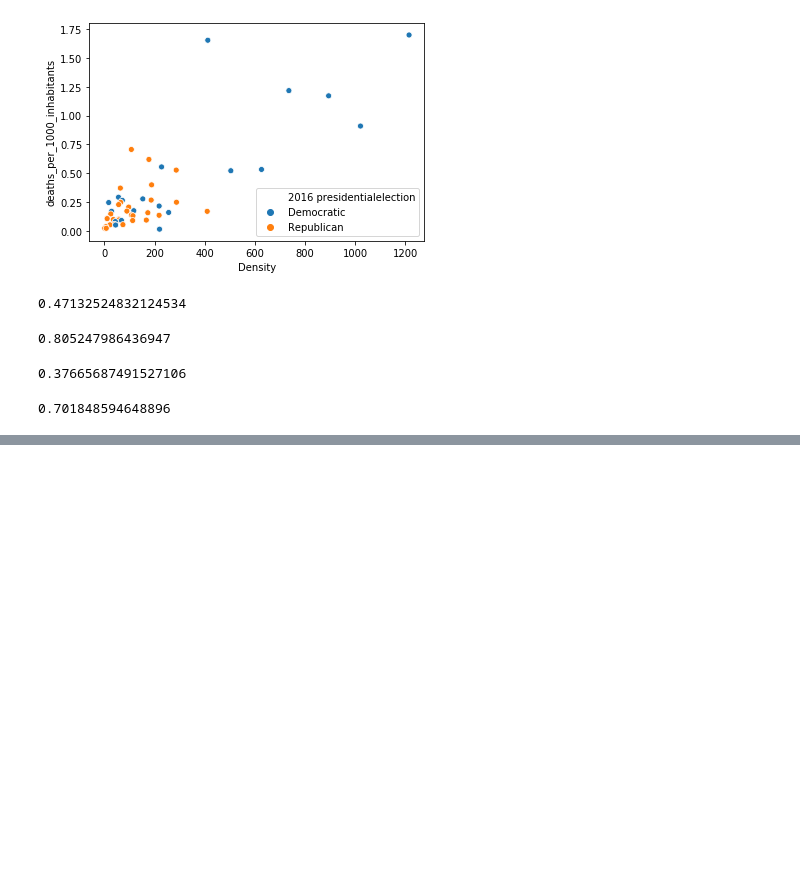
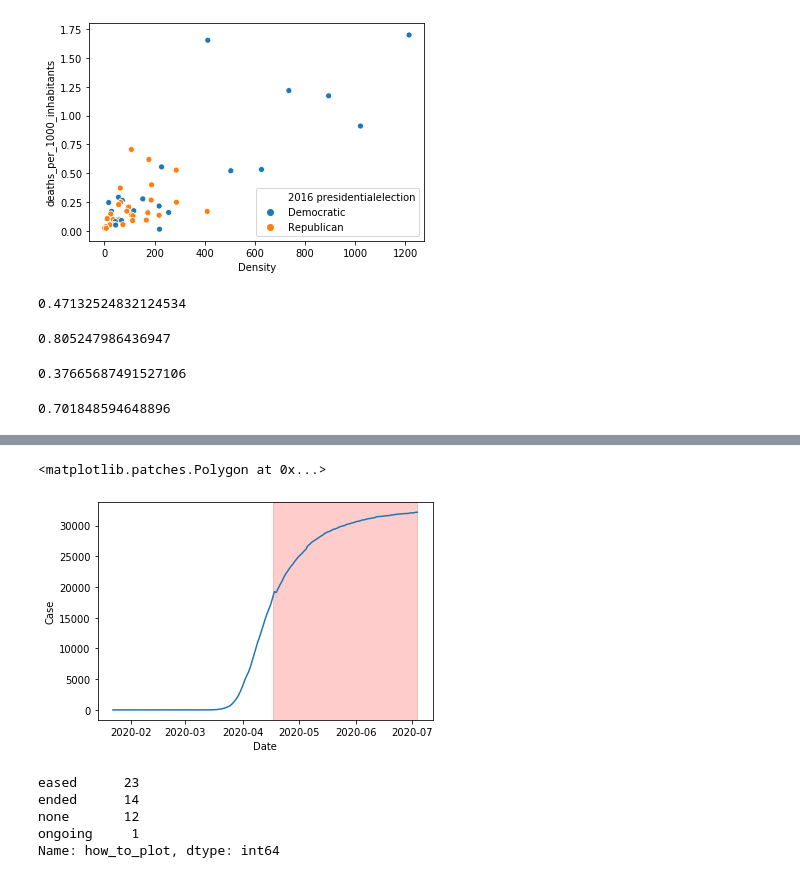
Before and after one commit to JMiguelFernandes/Project-5---Coronavirus, a Jupyter notebook: Analysis.ipynb, the cells around one changed output, grey strips where cells are left out. Cells and saved outputs as stored; diff of their text form; code cells hidden in the pictures; blank space fills up the shorter version.

```diff
--- a/Analysis.ipynb
+++ b/Analysis.ipynb
@@ -189,0 +322,16 @@ df.to_csv("data/df_everything_but_policy_data.csv", index = False)
+# %%
+ax = sns.lineplot(x = "Date",
+                  y = "Case",
+                  data = (time_series_deaths.loc[time_series_deaths["Province/State"]=="New York"]
+                          .groupby(["Province/State", "Date"], as_index=False)
+                          .agg({"Case":"sum"})));
+
+
+
+ax.axvspan(pd.to_datetime(df.loc[df["State"]=="New York", "PublicMask_start"]).iloc[0],
+           time_series_deaths["Date"].max(),
+           alpha=0.2,
+           color='red');
+# %% [output]
+<matplotlib.patches.Polygon at 0x...>
+[figure, added]
@@ -189,0 +352,8 @@ df.to_csv("data/df_everything_but_policy_data.csv", index = False)
+# %%
+df["how_to_plot"].value_counts()
+# %% [output]
+eased      23
+ended      14
+none       12
+ongoing     1
+Name: how_to_plot, dtype: int64
```
Also changed, not shown: parts of 62 cells of this notebook, 2 other files.
